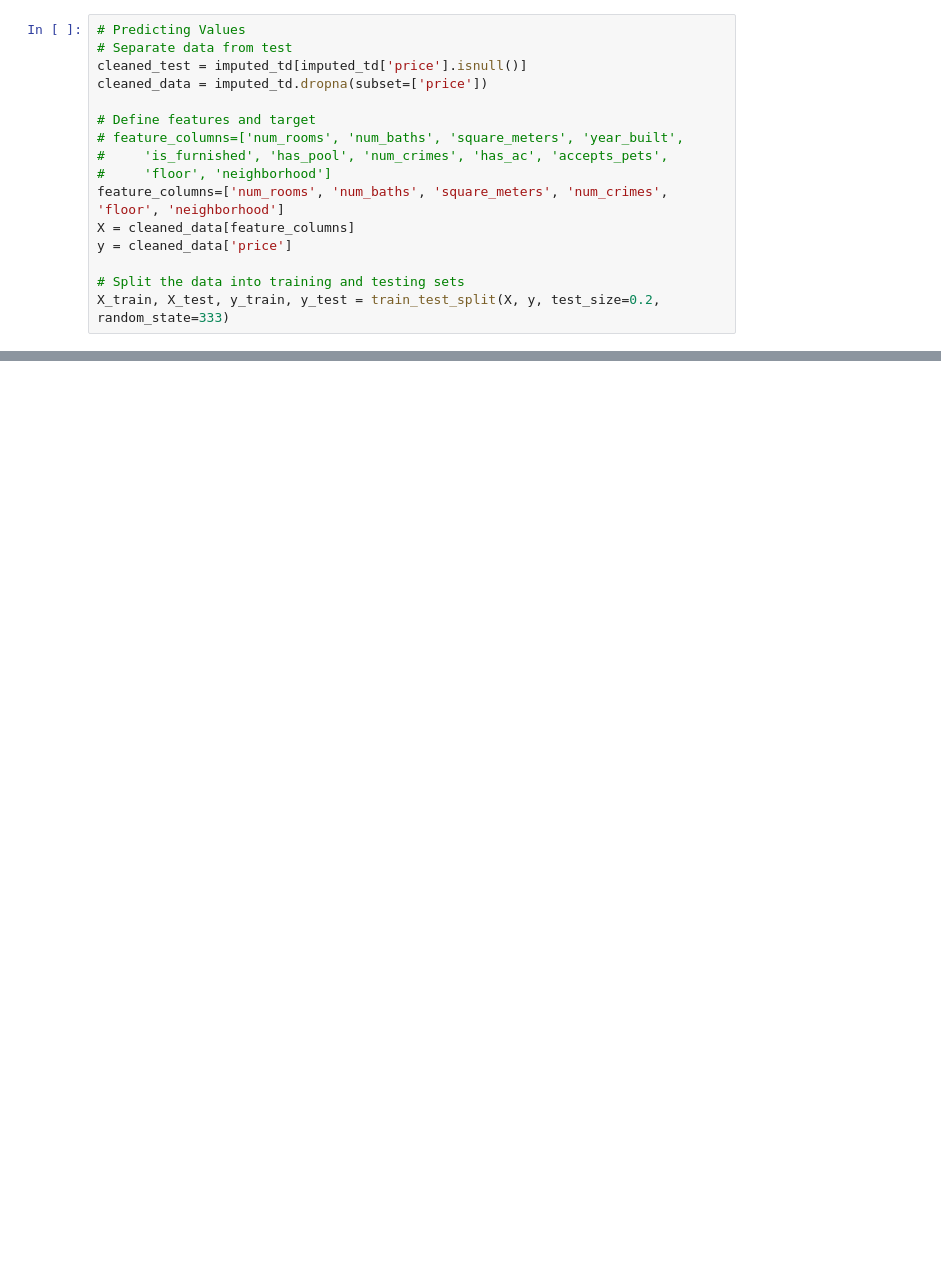
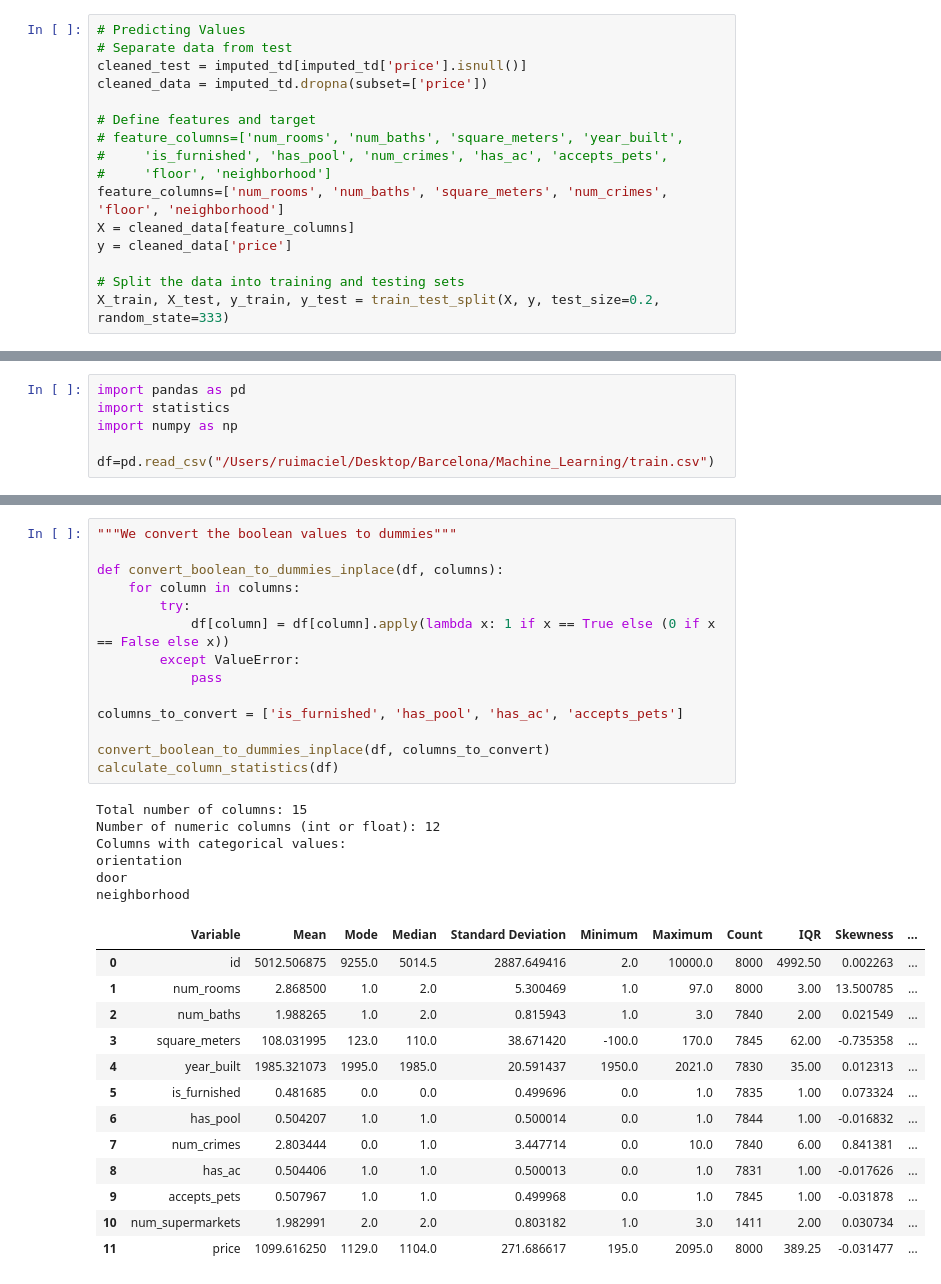
Before and after one commit to AlvaroOrtiz2001/Apartment-Prices-in-Barcelona-2023, a Jupyter notebook: JO_notebook.ipynb, the cells around one changed output, grey strips where cells are left out. Drawn from its saved outputs; the diff is of its cells as text; blank space fills up the shorter version.

```diff
--- a/JO_notebook.ipynb
+++ b/JO_notebook.ipynb
@@ -386,0 +420,6 @@ GaussianProcessRegressor             4.67
+# %%
+import pandas as pd
+import statistics
+import numpy as np
+
+df=pd.read_csv("/Users/ruimaciel/Desktop/Barcelona/Machine_Learning/train.csv")
@@ -386,0 +559,34 @@ GaussianProcessRegressor             4.67
+# %%
+"""We convert the boolean values to dummies"""
+
+def convert_boolean_to_dummies_inplace(df, columns):
+    for column in columns:
+        try:
+            df[column] = df[column].apply(lambda x: 1 if x == True else (0 if x == False else x))
+        except ValueError:
+            pass
+
+columns_to_convert = ['is_furnished', 'has_pool', 'has_ac', 'accepts_pets']
+
+convert_boolean_to_dummies_inplace(df, columns_to_convert)
+calculate_column_statistics(df)
+# %% [output]
+Total number of columns: 15
+Number of numeric columns (int or float): 12
+Columns with categorical values:
+orientation
+door
+neighborhood
+|  | Variable | Mean | Mode | Median | Standard Deviation | Minimum | Maximum | Count | IQR | Skewness | ... |
+| 0 | id | 5012.506875 | 9255.0 | 5014.5 | 2887.649416 | 2.0 | 10000.0 | 8000 | 4992.50 | 0.002263 | ... |
+| 1 | num_rooms | 2.868500 | 1.0 | 2.0 | 5.300469 | 1.0 | 97.0 | 8000 | 3.00 | 13.500785 | ... |
+| 2 | num_baths | 1.988265 | 1.0 | 2.0 | 0.815943 | 1.0 | 3.0 | 7840 | 2.00 | 0.021549 | ... |
+| 3 | square_meters | 108.031995 | 123.0 | 110.0 | 38.671420 | -100.0 | 170.0 | 7845 | 62.00 | -0.735358 | ... |
+| 4 | year_built | 1985.321073 | 1995.0 | 1985.0 | 20.591437 | 1950.0 | 2021.0 | 7830 | 35.00 | 0.012313 | ... |
+| 5 | is_furnished | 0.481685 | 0.0 | 0.0 | 0.499696 | 0.0 | 1.0 | 7835 | 1.00 | 0.073324 | ... |
+| 6 | has_pool | 0.504207 | 1.0 | 1.0 | 0.500014 | 0.0 | 1.0 | 7844 | 1.00 | -0.016832 | ... |
+| 7 | num_crimes | 2.803444 | 0.0 | 1.0 | 3.447714 | 0.0 | 10.0 | 7840 | 6.00 | 0.841381 | ... |
+| 8 | has_ac | 0.504406 | 1.0 | 1.0 | 0.500013 | 0.0 | 1.0 | 7831 | 1.00 | -0.017626 | ... |
+| 9 | accepts_pets | 0.507967 | 1.0 | 1.0 | 0.499968 | 0.0 | 1.0 | 7845 | 1.00 | -0.031878 | ... |
+| 10 | num_supermarkets | 1.982991 | 2.0 | 2.0 | 0.803182 | 1.0 | 3.0 | 1411 | 2.00 | 0.030734 | ... |
+| 11 | price | 1099.616250 | 1129.0 | 1104.0 | 271.686617 | 195.0 | 2095.0 | 8000 | 389.25 | -0.031477 | ... |
```
Also changed, not shown: parts of 30 cells of this notebook.
